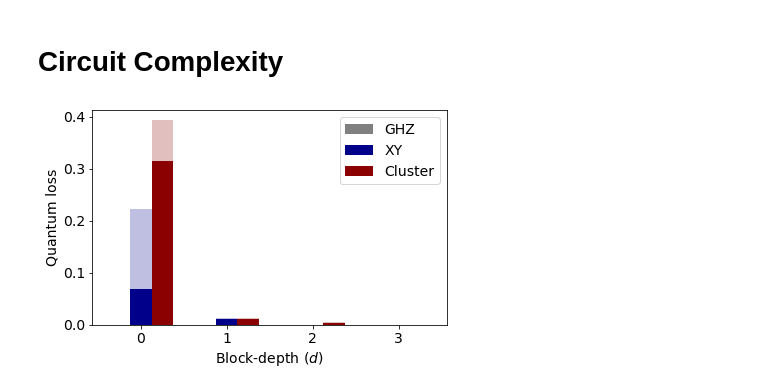
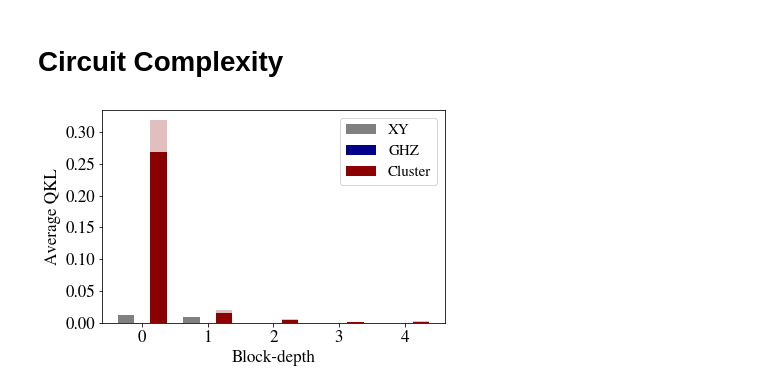
Before and after one commit to jz-lu/symmetry-learning, a Jupyter notebook: Analyzers/CC.ipynb, the cells around one changed output. Cells and saved outputs as stored; diff of their text form; code cells hidden in the pictures.

```diff
--- a/Analyzers/CC.ipynb
+++ b/Analyzers/CC.ipynb
@@ -6,25 +6,29 @@ import matplotlib.pyplot as plt
 from matplotlib.ticker import MultipleLocator
 import matplotlib.colors as mcolors
 from random import shuffle
-import pandas as pd
+import matplotlib
 %matplotlib inline
+matplotlib.rcParams['mathtext.fontset'] = 'stix'
+matplotlib.rcParams['font.family'] = 'STIXGeneral'
 # %%
 COLORS = list(mcolors.TABLEAU_COLORS)
 shuffle(COLORS)
 # %%
 ROOT = '/Users/jonathanlu/Documents/data_sym/CC'
-STATES = ['GHZ', 'XY', 'Cluster']
-NUM_DEPTHS = 4
-NRUN = 100
+STATES = ['XY', 'GHZ', 'Cluster']
+NUM_DEPTHS = 5
+NRUN = 50
 
 losses = np.zeros((len(STATES), NUM_DEPTHS, NRUN))
 
 for i, STATE in enumerate(STATES):
-    losses[i] = np.load(f'{ROOT}/{STATE}/losses.npy')[:NUM_DEPTHS]
+    for DEPTH in range(NUM_DEPTHS):
+        name = 'Cluster' if STATE == 'ClusterX' else STATE
+        losses[i,DEPTH] = np.load(f'{ROOT}/{STATE}/losses_{DEPTH}_{name}.npy')
 
 losses = (losses >= 0) * losses
 losses += 1e-20
-losses[0,1] = 0
+losses[STATES.index('GHZ'),1] = losses[STATES.index('GHZ'),0]
 
 # bottom = round(NRUN * 0.95) # filter bad runs
 # losses = np.sort(losses, axis=-1)[:,:bottom]
@@ -35,21 +39,23 @@ stdevs = np.std(losses, axis=-1)
 # %%
 # Plot the data as a bar,
 fig, ax = plt.subplots()
-plt.rc('font', size=14)
+plt.rc('font', size=15)
+FONT_SIZE = 17
 COLORS = ['grey', 'darkblue', 'darkred']
 
 for i, STATE in enumerate(STATES):
     x_here = x + 0.25*i - 0.25
     ax.bar(x_here, avgs[i], width=0.25,
            label=STATE, color=COLORS[i])
     ax.bar(x_here, stdevs[i], width=0.25,
            color=COLORS[i], alpha=0.25)
 
-plt.xlabel(r"Block-depth ($d$)")
-plt.ylabel(r'Quantum loss')
-plt.xticks(np.arange(NUM_DEPTHS))
+plt.xlabel(r"Block-depth", fontsize=FONT_SIZE)
+plt.ylabel('Average QKL', fontsize=FONT_SIZE)
+plt.xticks(np.arange(NUM_DEPTHS), fontsize=FONT_SIZE)
+plt.yticks(fontsize=FONT_SIZE)
 plt.legend()
 plt.tight_layout()
 plt.savefig("/Users/jonathanlu/Documents/data_sym/CC.pdf")
 # %% [output]
-[figure, old version]
+[figure, new version]
```
Also changed, not shown: 12 other files.
